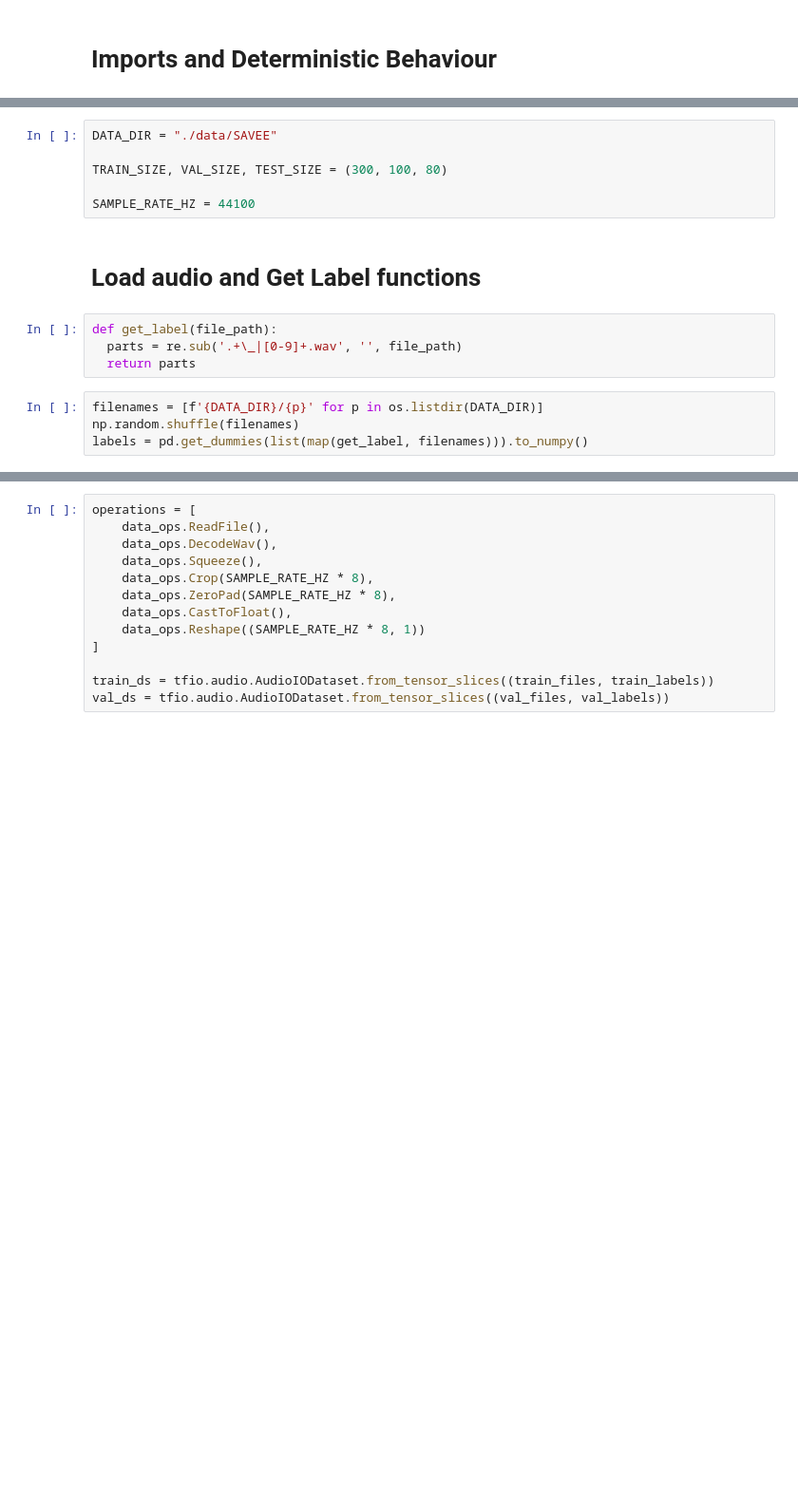
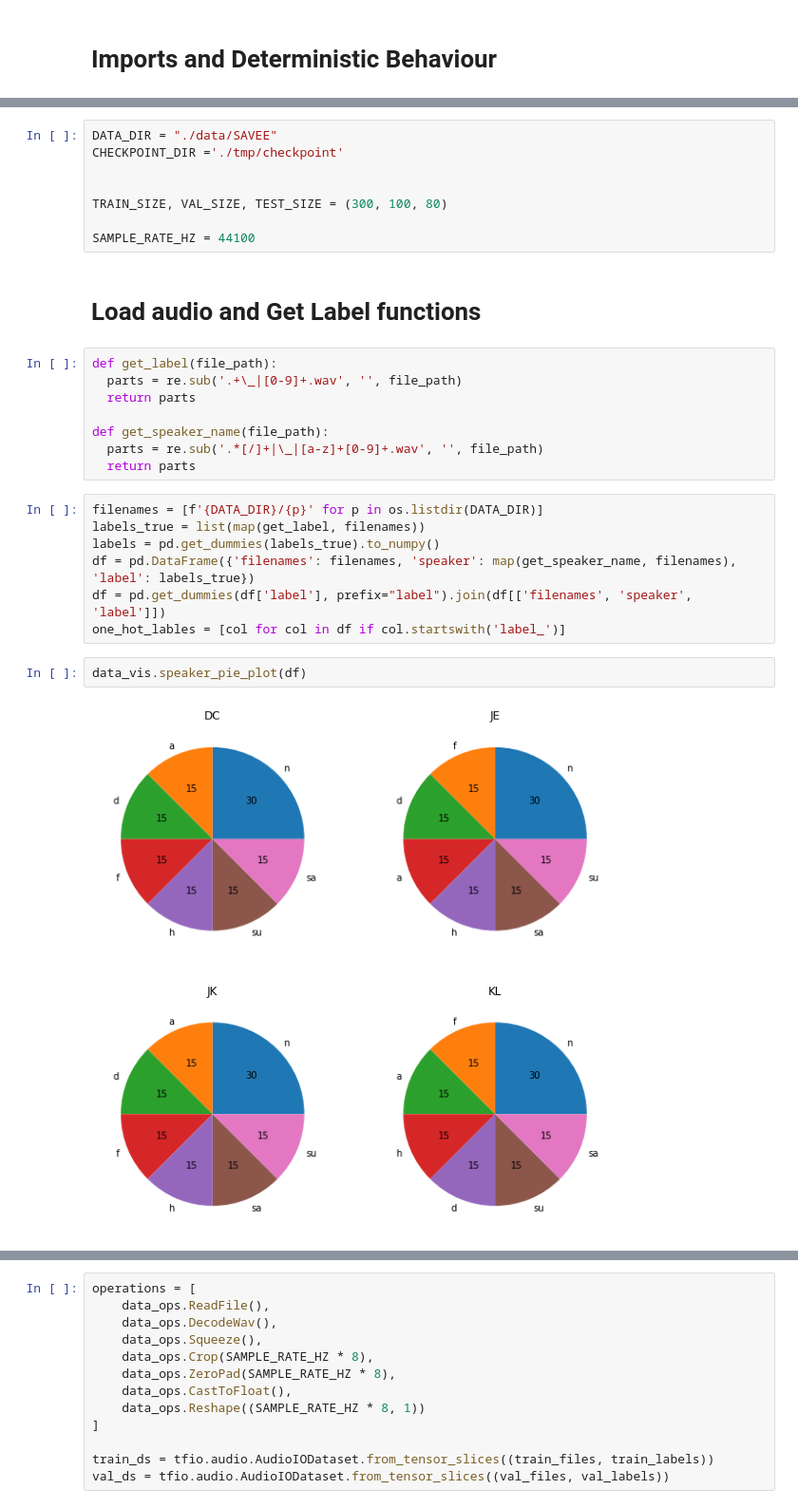
Before and after one commit to alejack9/Speech-Emotion-Recognition, a Jupyter notebook: Paper/paper.ipynb, the cells around one changed output, grey strips where cells are left out. Shown at 95% size. Cells and saved outputs as stored; diff of their text form; blank space fills up the shorter version.

```diff
--- a/Paper/paper.ipynb
+++ b/Paper/paper.ipynb
@@ -38,6 +49,8 @@ tf.random.set_seed(seed)
 np.random.seed(seed)
 # %%
 DATA_DIR = "./data/SAVEE"
+CHECKPOINT_DIR ='./tmp/checkpoint'
+
 
 TRAIN_SIZE, VAL_SIZE, TEST_SIZE = (300, 100, 80)
 
@@ -48,7 +61,18 @@ SAMPLE_RATE_HZ = 44100
 def get_label(file_path):
   parts = re.sub('.+\_|[0-9]+.wav', '', file_path)
   return parts
+
+def get_speaker_name(file_path):
+  parts = re.sub('.*[/]+|\_|[a-z]+[0-9]+.wav', '', file_path)
+  return parts
-# %%
-filenames = [f'{DATA_DIR}/{p}' for p in os.listdir(DATA_DIR)]
-np.random.shuffle(filenames)
-labels = pd.get_dummies(list(map(get_label, filenames))).to_numpy()
+# %%
+filenames = [f'{DATA_DIR}/{p}' for p in os.listdir(DATA_DIR)]
+labels_true = list(map(get_label, filenames))
+labels = pd.get_dummies(labels_true).to_numpy()
+df = pd.DataFrame({'filenames': filenames, 'speaker': map(get_speaker_name, filenames), 'label': labels_true})
+df = pd.get_dummies(df['label'], prefix="label").join(df[['filenames', 'speaker', 'label']])
+one_hot_lables = [col for col in df if col.startswith('label_')]
+# %%
+data_vis.speaker_pie_plot(df)
+# %% [output]
+[figure, added]
```
Also changed, not shown: parts of 15 cells of this notebook, 1 other file.
